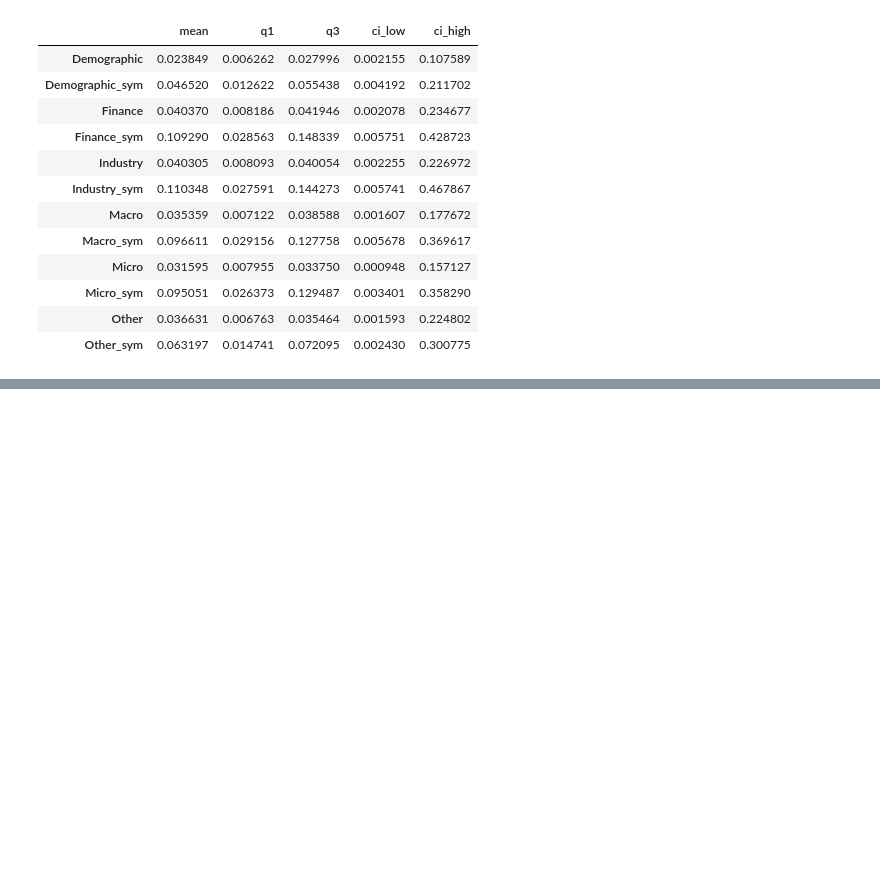
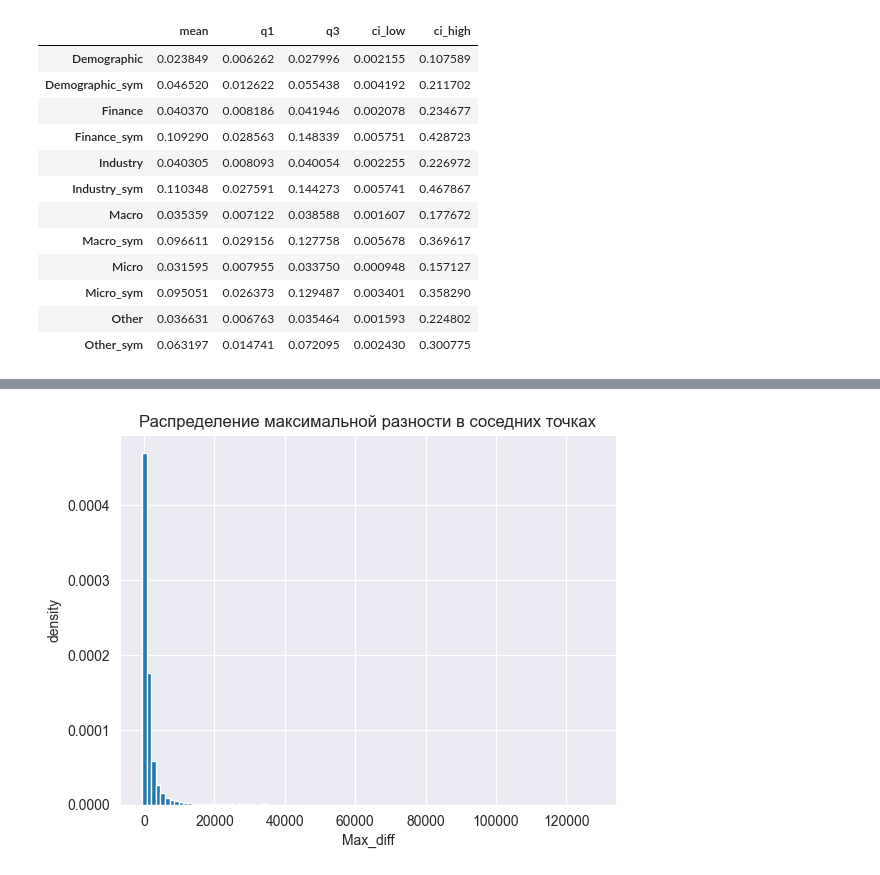
Before and after one commit to dynolab/predan, a Jupyter notebook: notebooks/m4_type_analis.ipynb, the cells around one changed output, grey strips where cells are left out. Cells and saved outputs as stored; diff of their text form; code cells hidden in the pictures; blank space fills up the shorter version.

```diff
--- a/notebooks/m4_type_analis.ipynb
+++ b/notebooks/m4_type_analis.ipynb
@@ -145,0 +158,10 @@ smape_list
+# %%
+plt.hist(df_res["max_diff"], density=True, bins=100)
+
+plt.ylabel("density")
+plt.xlabel('Max_diff')
+plt.title('Распределение максимальной разности в соседних точках')
+# Отображение графика
+plt.show()
+# %% [output]
+[figure, added]
```
Also changed, not shown: parts of 20 cells of this notebook, 2 other files.
